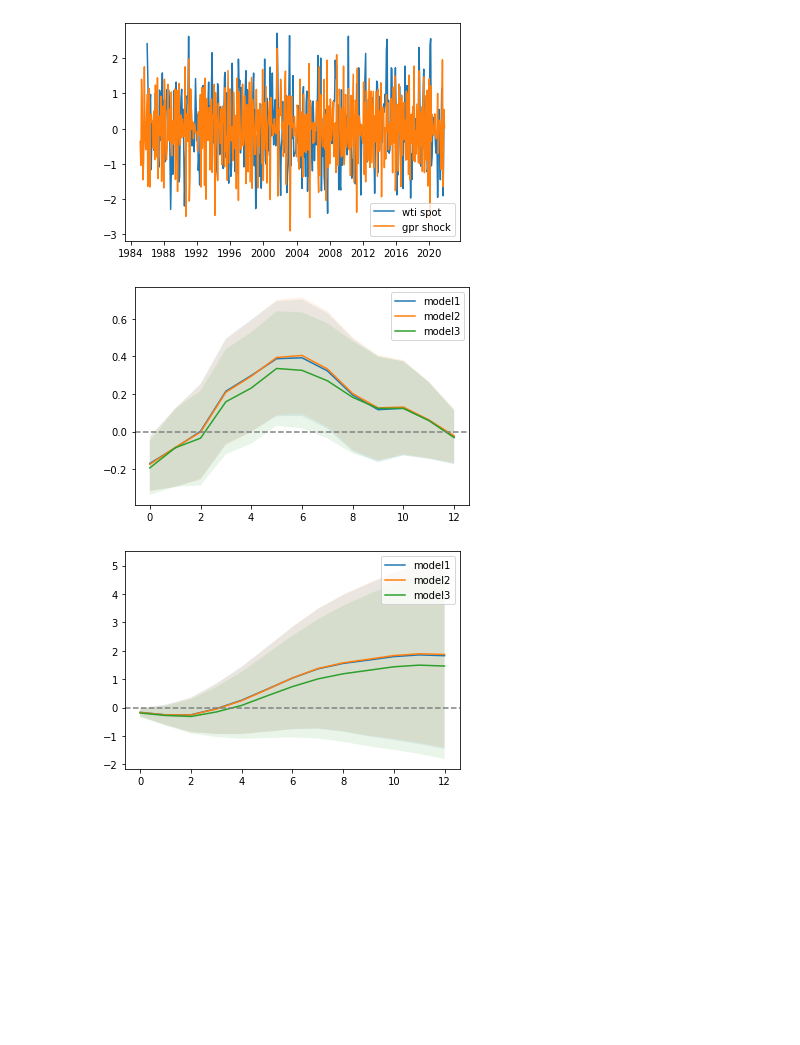
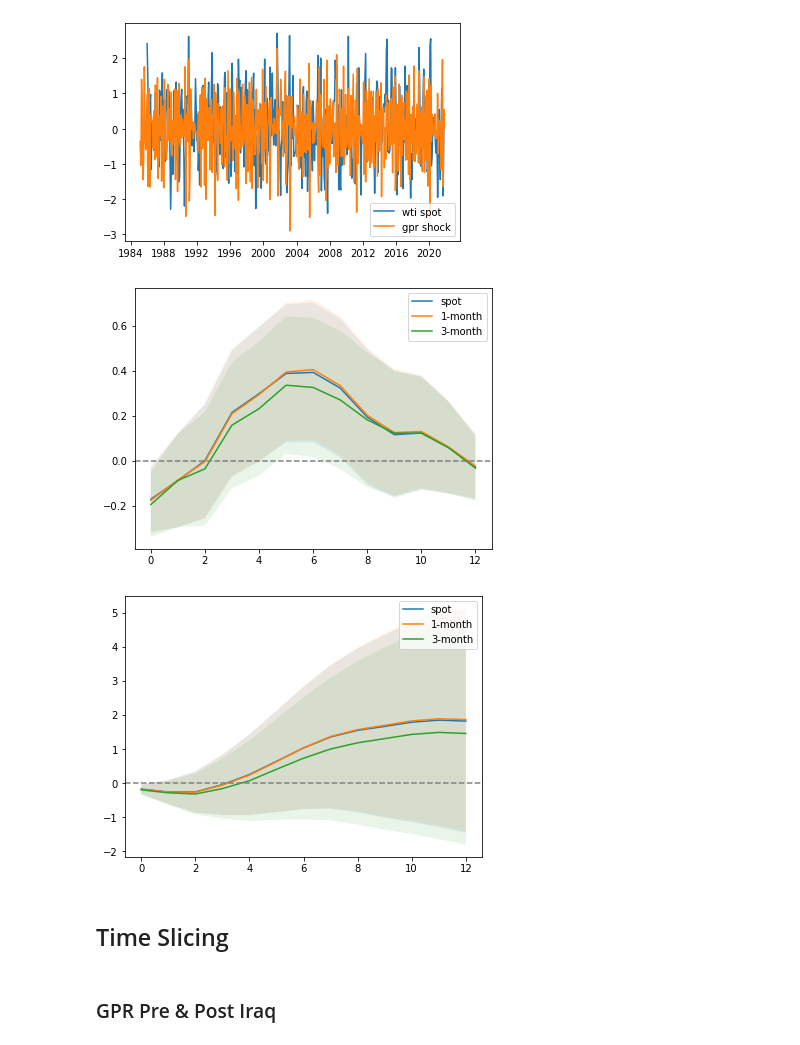
Before and after one commit to t0nychn/UG_thesis, a Jupyter notebook: Exploratory4.ipynb, the cells around one changed output. Drawn from its saved outputs; the diff is of its cells as text; code cells hidden in the pictures; blank space fills up the shorter version.

```diff
--- a/Exploratory4.ipynb
+++ b/Exploratory4.ipynb
@@ -52,10 +60,18 @@ model4 = ardl('spot', 'GPRI', spot.join(gpr_shock))
 model5 = ardl('contract_1', 'GPRI', c1.join(gpr_shock))
 model6 = ardl('contract_3', 'GPRI', c3.join(gpr_shock))
 # %%
-draw((model4, model5, model6))
+draw((model4, model5, model6),
+     labels=('spot', '1-month', '3-month')
+    )
 # %% [output]
-[figure, old version]
+[figure, new version]
 # %%
-draw((model4, model5, model6), cumulative=True)
+draw((model4, model5, model6),
+     labels=('spot', '1-month', '3-month'),
+     cumulative=True)
 # %% [output]
-[figure, old version]
+[figure, new version]
+# %% [markdown]
+## Time Slicing
+# %% [markdown]
+### GPR Pre & Post Iraq
```
Also changed, not shown: parts of 45 cells of this notebook, 2 other files.
